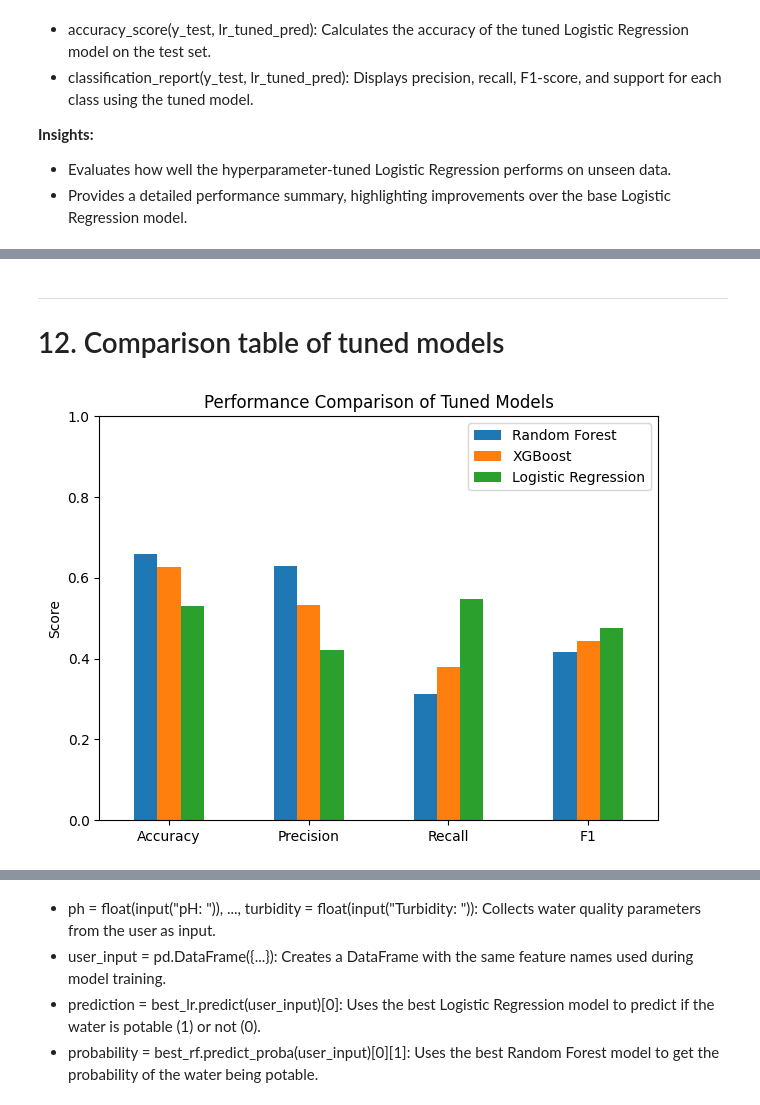
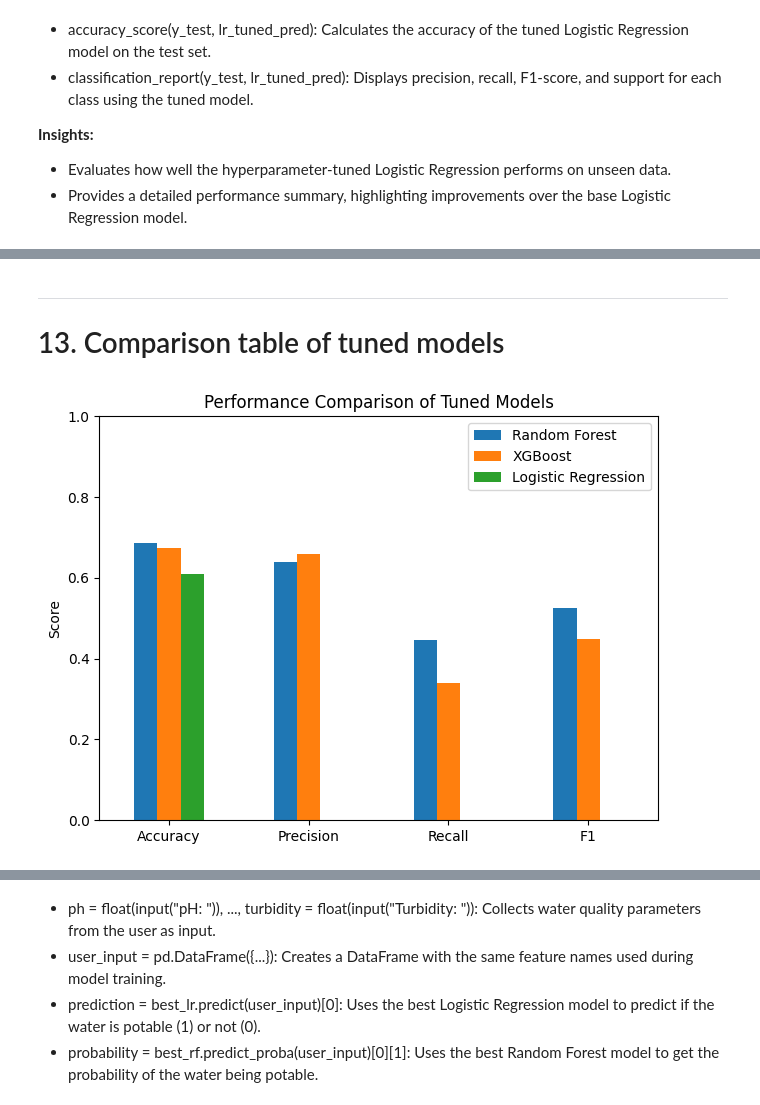
Before and after one commit to Natashaa7/Water-Potability-Classification, a Jupyter notebook: Water-Potability-Classifier.ipynb, the cells around one changed output, grey strips where cells are left out. Drawn from its saved outputs; the diff is of its cells as text; code cells hidden in the pictures.

Commit message:
updated hyperparameter tuning

```diff
--- a/Water-Potability-Classifier.ipynb
+++ b/Water-Potability-Classifier.ipynb
@@ -420,7 +518,7 @@ rf = RandomForestClassifier(
 )
 
 # Train the model
-rf.fit(X_train, y_train)
+rf.fit(X_train_aug, y_train_aug)
 # %% [output]
 RandomForestClassifier(class_weight='balanced', n_estimators=200,
                        random_state=42)
@@ -504,7 +602,7 @@ xgb = XGBClassifier(
     random_state=42
 )
 
-xgb.fit(X_train, y_train)
+xgb.fit(X_train_aug, y_train_aug)
 # %% [output]
 XGBClassifier(base_score=None, booster=None, callbacks=None,
               colsample_bylevel=None, colsample_bynode=None,
@@ -974,0 +1363,37 @@ GridSearchCV(cv=5,
+# %%
+# Scale your features
+scaler = StandardScaler()
+X_train_scaled = scaler.fit_transform(X_train_feat)
+X_test_scaled = scaler.transform(X_test_feat)
+
+# Create Logistic Regression model
+lr = LogisticRegression(max_iter=1000, random_state=42, solver='saga')
+
+# Hyperparameter grid
+param_grid = [
+    {'penalty': ['l1'], 'C': [0.01, 0.1, 1, 10, 100], 'solver': ['saga']}, # l1
+    {'penalty': ['l2'], 'C': [0.01, 0.1, 1, 10, 100], 'solver': ['saga', 'lbfgs']}, # l2
+    {'penalty': ['elasticnet'], 'C': [0.01, 0.1, 1, 10, 100], 'l1_ratio': [0, 0.5, 1], 'solver': ['saga']},  # elasticnet
+    {'penalty': [None], 'solver': ['saga', 'lbfgs']} # no regularization
+]
+
+
+# Stratified K-Fold for cross-validation
+cv = StratifiedKFold(n_splits=5, shuffle=True, random_state=42)
+
+# GridSearchCV
+lr_grid = GridSearchCV(
+    estimator=lr,
+    param_grid=param_grid,
+    cv=cv,
+    scoring='accuracy',
+    n_jobs=-1,
+    verbose=2
+)
+
+# Fit the model
+lr_grid.fit(X_train_scaled, y_train)
+
+# Best parameters and accuracy
+print("Best Parameters:", lr_grid.best_params_)
+print("Best Accuracy:", lr_grid.best_score_)
@@ -1054,33 +1492,33 @@ plt.show()
 # %% [markdown]
 ---
-# 12. Comparison table of tuned models
+# 13. Comparison table of tuned models
 # %%
 import matplotlib.pyplot as plt
 
 # Predictions from tuned models
-rf_tuned_pred = best_rf.predict(X_test)
-xgb_tuned_pred = best_xgb.predict(X_test)
+rf_tuned_pred = best_rf.predict(X_test_feat)
+xgb_tuned_pred = best_xgb.predict(X_test_feat)
 lr_tuned_pred = best_lr.predict(X_test_scaled)
 
 # Store tuned model metrics
 tuned_results = {
     "Random Forest": get_metrics(y_test, rf_tuned_pred),
     "XGBoost": get_metrics(y_test, xgb_tuned_pred),
     "Logistic Regression": get_metrics(y_test, lr_tuned_pred)
 }
 
 # Convert to DataFrame
 tuned_df = pd.DataFrame(tuned_results)
 
 # Plot comparison bar chart
 tuned_df.plot(kind="bar")
 plt.title("Performance Comparison of Tuned Models")
 plt.ylabel("Score")
 plt.ylim(0, 1)
 plt.xticks(rotation=0)
 plt.legend(loc="upper right")
 plt.tight_layout()
 plt.show()
 # %% [output]
-[figure, old version]
+[figure, new version]
 # %% [markdown]
```
Also changed, not shown: parts of 72 cells of this notebook.
